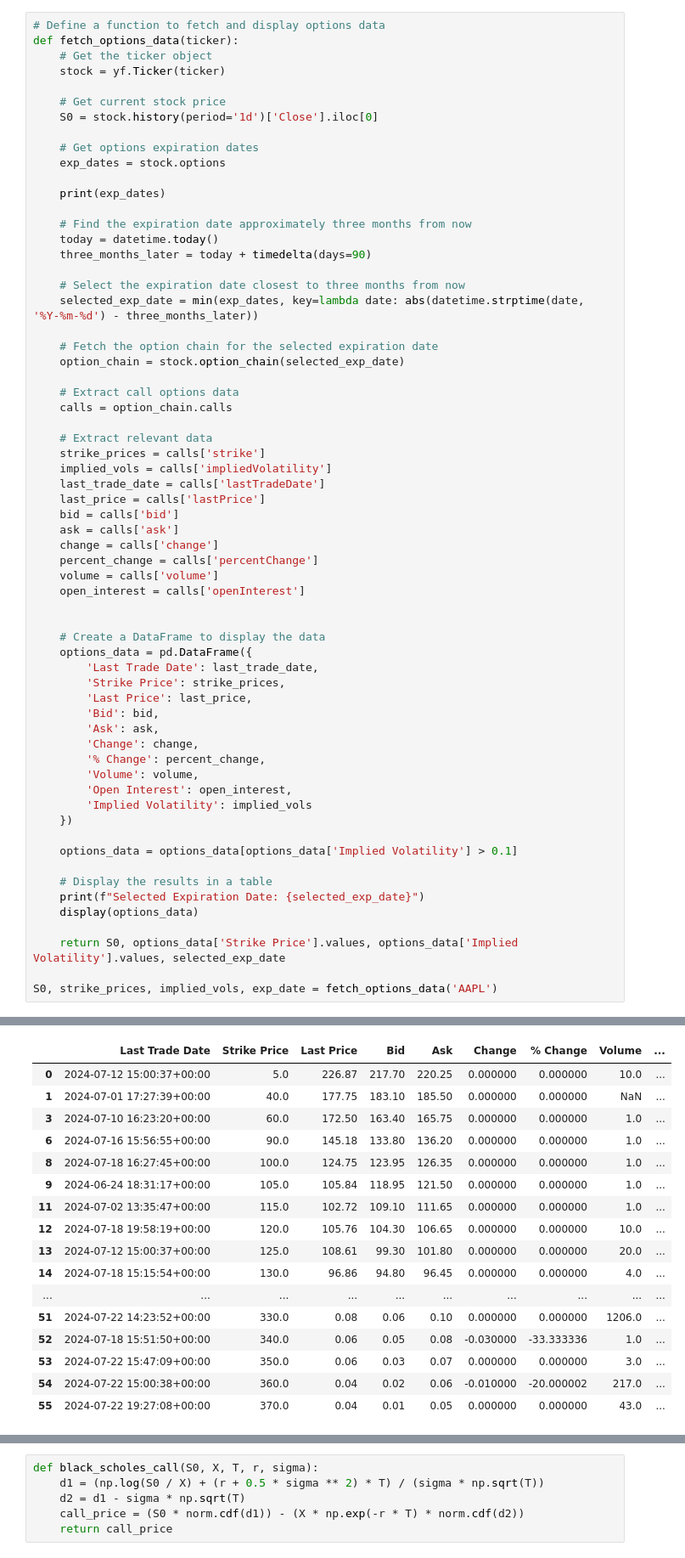
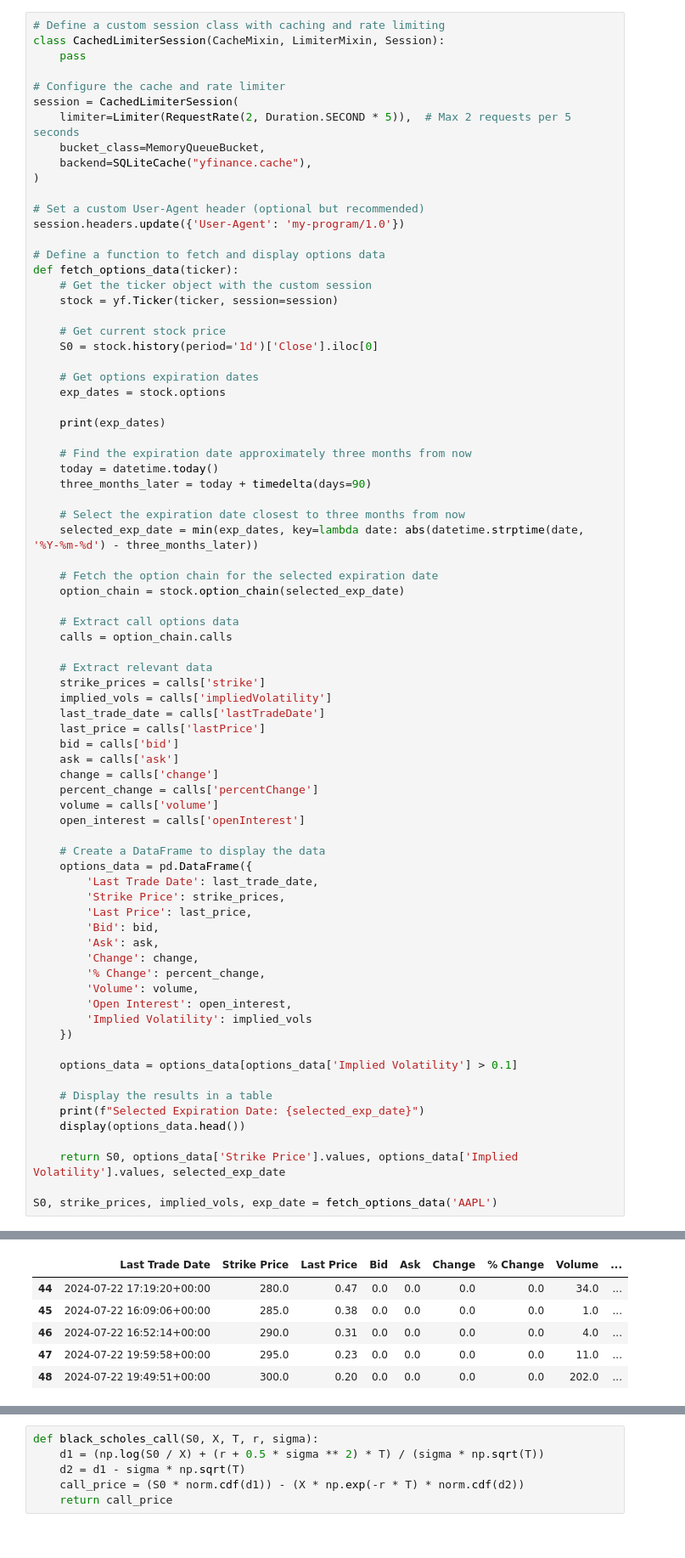
Before and after one commit to zaccheus-lines/S-P-Sector-Index-RND, a Jupyter notebook: RND.ipynb, the cells around one changed output, grey strips where cells are left out. Shown: that part at 85% size. Cells and saved outputs as stored; diff of their text form.

```diff
--- a/RND.ipynb
+++ b/RND.ipynb
@@ -14,8 +16,22 @@ from scipy.optimize import curve_fit
 # %%
+# Define a custom session class with caching and rate limiting
+class CachedLimiterSession(CacheMixin, LimiterMixin, Session):
+    pass
+
+# Configure the cache and rate limiter
+session = CachedLimiterSession(
+    limiter=Limiter(RequestRate(2, Duration.SECOND * 5)),  # Max 2 requests per 5 seconds
+    bucket_class=MemoryQueueBucket,
+    backend=SQLiteCache("yfinance.cache"),
+)
+
+# Set a custom User-Agent header (optional but recommended)
+session.headers.update({'User-Agent': 'my-program/1.0'})
+
 # Define a function to fetch and display options data
 def fetch_options_data(ticker):
-    # Get the ticker object
-    stock = yf.Ticker(ticker)
+    # Get the ticker object with the custom session
+    stock = yf.Ticker(ticker, session=session)
 
     # Get current stock price
     S0 = stock.history(period='1d')['Close'].iloc[0]
@@ -49,51 +65,39 @@ def fetch_options_data(ticker):
     percent_change = calls['percentChange']
     volume = calls['volume']
     open_interest = calls['openInterest']
 
-
     # Create a DataFrame to display the data
     options_data = pd.DataFrame({
         'Last Trade Date': last_trade_date,
         'Strike Price': strike_prices,
         'Last Price': last_price,
         'Bid': bid,
         'Ask': ask,
         'Change': change,
         '% Change': percent_change,
         'Volume': volume,
         'Open Interest': open_interest,
         'Implied Volatility': implied_vols
     })
 
     options_data = options_data[options_data['Implied Volatility'] > 0.1]
 
     # Display the results in a table
     print(f"Selected Expiration Date: {selected_exp_date}")
-    display(options_data)
+    display(options_data.head())
 
     return S0, options_data['Strike Price'].values, options_data['Implied Volatility'].values, selected_exp_date
 
 S0, strike_prices, implied_vols, exp_date = fetch_options_data('AAPL')
 # %% [output]
 ('2024-07-26', '2024-08-02', '2024-08-09', '2024-08-16', '2024-08-23', '2024-08-30', '2024-09-20', '2024-10-18', '2024-11-15', '2024-12-20', '2025-01-17', '2025-03-21', '2025-06-20', '2025-09-19', '20 ...
 Selected Expiration Date: 2024-10-18
 |  | Last Trade Date | Strike Price | Last Price | Bid | Ask | Change | % Change | Volume | ... |
-| 0 | 2024-07-12 15:00:37+00:00 | 5.0 | 226.87 | 217.70 | 220.25 | 0.000000 | 0.000000 | 10.0 | ... |
-| 1 | 2024-07-01 17:27:39+00:00 | 40.0 | 177.75 | 183.10 | 185.50 | 0.000000 | 0.000000 | NaN | ... |
-| 3 | 2024-07-10 16:23:20+00:00 | 60.0 | 172.50 | 163.40 | 165.75 | 0.000000 | 0.000000 | 1.0 | ... |
-| 6 | 2024-07-16 15:56:55+00:00 | 90.0 | 145.18 | 133.80 | 136.20 | 0.000000 | 0.000000 | 1.0 | ... |
-| 8 | 2024-07-18 16:27:45+00:00 | 100.0 | 124.75 | 123.95 | 126.35 | 0.000000 | 0.000000 | 1.0 | ... |
-| 9 | 2024-06-24 18:31:17+00:00 | 105.0 | 105.84 | 118.95 | 121.50 | 0.000000 | 0.000000 | 1.0 | ... |
-| 11 | 2024-07-02 13:35:47+00:00 | 115.0 | 102.72 | 109.10 | 111.65 | 0.000000 | 0.000000 | 1.0 | ... |
-| 12 | 2024-07-18 19:58:19+00:00 | 120.0 | 105.76 | 104.30 | 106.65 | 0.000000 | 0.000000 | 10.0 | ... |
-| 13 | 2024-07-12 15:00:37+00:00 | 125.0 | 108.61 | 99.30 | 101.80 | 0.000000 | 0.000000 | 20.0 | ... |
-| 14 | 2024-07-18 15:15:54+00:00 | 130.0 | 96.86 | 94.80 | 96.45 | 0.000000 | 0.000000 | 4.0 | ... |
-| ... | ... | ... | ... | ... | ... | ... | ... | ... | ... |
-| 51 | 2024-07-22 14:23:52+00:00 | 330.0 | 0.08 | 0.06 | 0.10 | 0.000000 | 0.000000 | 1206.0 | ... |
-| 52 | 2024-07-18 15:51:50+00:00 | 340.0 | 0.06 | 0.05 | 0.08 | -0.030000 | -33.333336 | 1.0 | ... |
-| 53 | 2024-07-22 15:47:09+00:00 | 350.0 | 0.06 | 0.03 | 0.07 | 0.000000 | 0.000000 | 3.0 | ... |
-| 54 | 2024-07-22 15:00:38+00:00 | 360.0 | 0.04 | 0.02 | 0.06 | -0.010000 | -20.000002 | 217.0 | ... |
-| 55 | 2024-07-22 19:27:08+00:00 | 370.0 | 0.04 | 0.01 | 0.05 | 0.000000 | 0.000000 | 43.0 | ... |
+| 44 | 2024-07-22 17:19:20+00:00 | 280.0 | 0.47 | 0.0 | 0.0 | 0.0 | 0.0 | 34.0 | ... |
+| 45 | 2024-07-22 16:09:06+00:00 | 285.0 | 0.38 | 0.0 | 0.0 | 0.0 | 0.0 | 1.0 | ... |
+| 46 | 2024-07-22 16:52:14+00:00 | 290.0 | 0.31 | 0.0 | 0.0 | 0.0 | 0.0 | 4.0 | ... |
+| 47 | 2024-07-22 19:59:58+00:00 | 295.0 | 0.23 | 0.0 | 0.0 | 0.0 | 0.0 | 11.0 | ... |
+| 48 | 2024-07-22 19:49:51+00:00 | 300.0 | 0.20 | 0.0 | 0.0 | 0.0 | 0.0 | 202.0 | ... |
 # %%
 # Define the function for cubic spline interpolation
 def interpolate(strikes, ivols):
```
Also changed, not shown: parts of 5 cells of this notebook.
